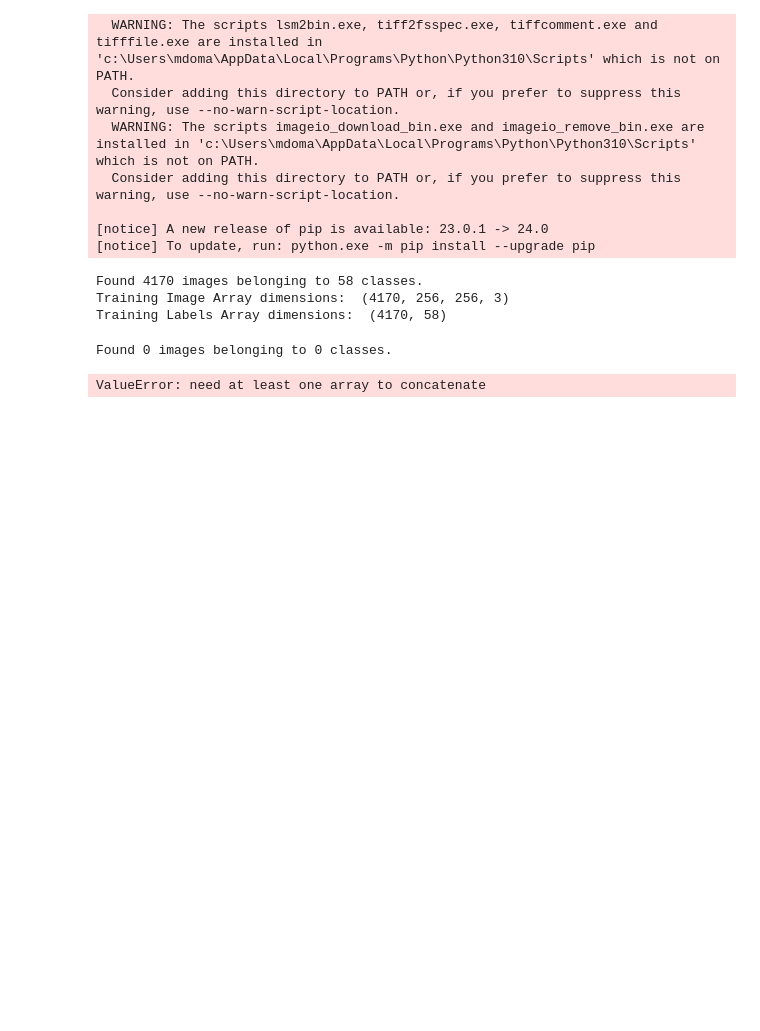
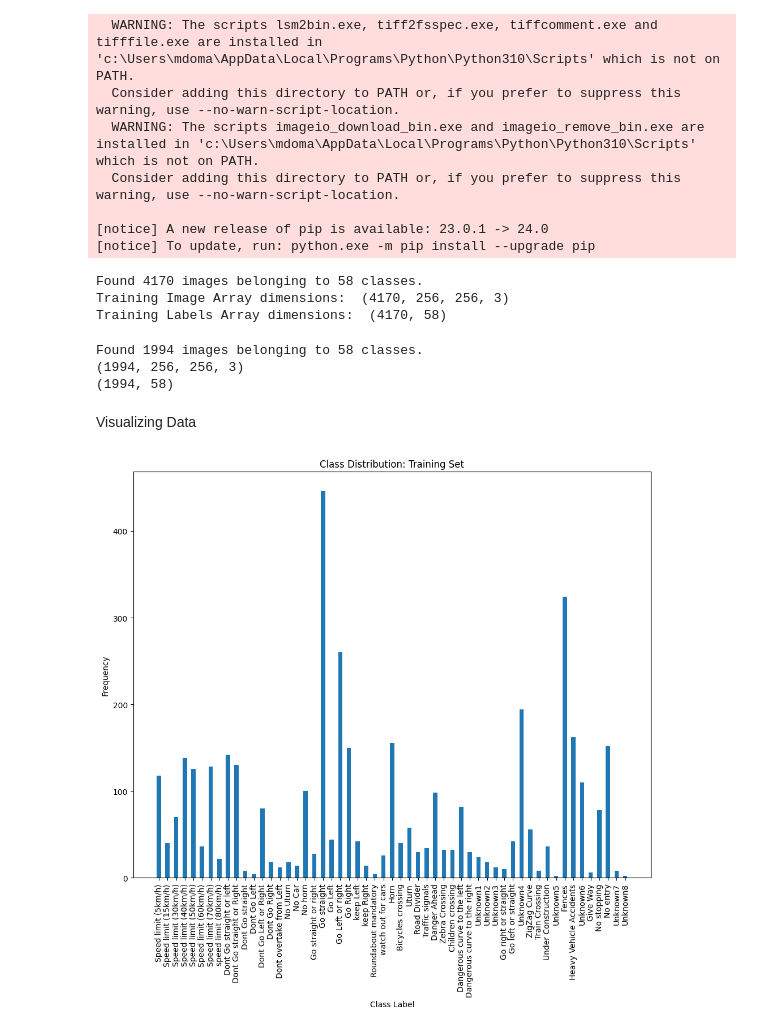
Before and after one commit to wangzhang489/TrafficSign, a Jupyter notebook: traffic-sign-detection.ipynb, the cells around one changed output. Cells and saved outputs as stored; diff of their text form; code cells hidden in the pictures; blank space fills up the shorter version.

Commit message:
Added .gitignore; Visualized class imbalance

```diff
--- a/traffic-sign-detection.ipynb
+++ b/traffic-sign-detection.ipynb
@@ -102,7 +103,7 @@ Training Labels Array dimensions:  (4170, 58)
 # The process is identical to the previous cell
 # THIS CELL DOES NOT WORK!!
 # TEST DATA SHOULD BE ORGANIZED AS REQUIRED FIRST!!
-test_path = 'traffic_Data/TEST'
+test_path = 'traffic_Data/TEST_STRUCTURED'
 tst_img_arr_list = []
 tst_label_arr_list = []
 
@@ -125,7 +126,36 @@ print(tst_img_arr.shape)
 print(tst_label_arr.shape)
 
 # According to the print statements, we see:
-#
+# Test Image Array dimensions: 1994x256x256x3
+# Test Labels Array dimensions: 1994x58
+# Thus, there are 1994 test images, each of size 256x256, with 3 colour channels
+# The labels are also one-hot encoded
 # %% [output]
-Found 0 images belonging to 0 classes.
+Found 1994 images belonging to 58 classes.
+(1994, 256, 256, 3)
+(1994, 58)
-ValueError: need at least one array to concatenate
+# %% [markdown]
+Visualizing Data
+# %%
+# Defining a function to create a bar plot for class distribution
+# Called twice, once for training set and once for test set
+
+def class_balance_plot(x, y, bar_width=0.5, title="Title"):
+    plt.figure(figsize=(10,10))
+    plt.bar(x, y, width=bar_width)
+    plt.xlabel('Class Label')
+    plt.ylabel('Frequency')
+    plt.xticks(rotation=90, ha='center')
+    plt.title(title)
+    plt.tight_layout()
+
+    return plt.gca()
+# %%
+# Visualising class balance in training set
+
+class_names = label_key['Name'].values
+trn_class_count = np.sum(trn_label_arr, axis=0)
+trn_chart = class_balance_plot(class_names, trn_class_count, title="Class Distribution: Training Set")
+plt.show()
+# %% [output]
+[figure, added]
```
Also changed, not shown: parts of 2 cells of this notebook, 1 other file.
